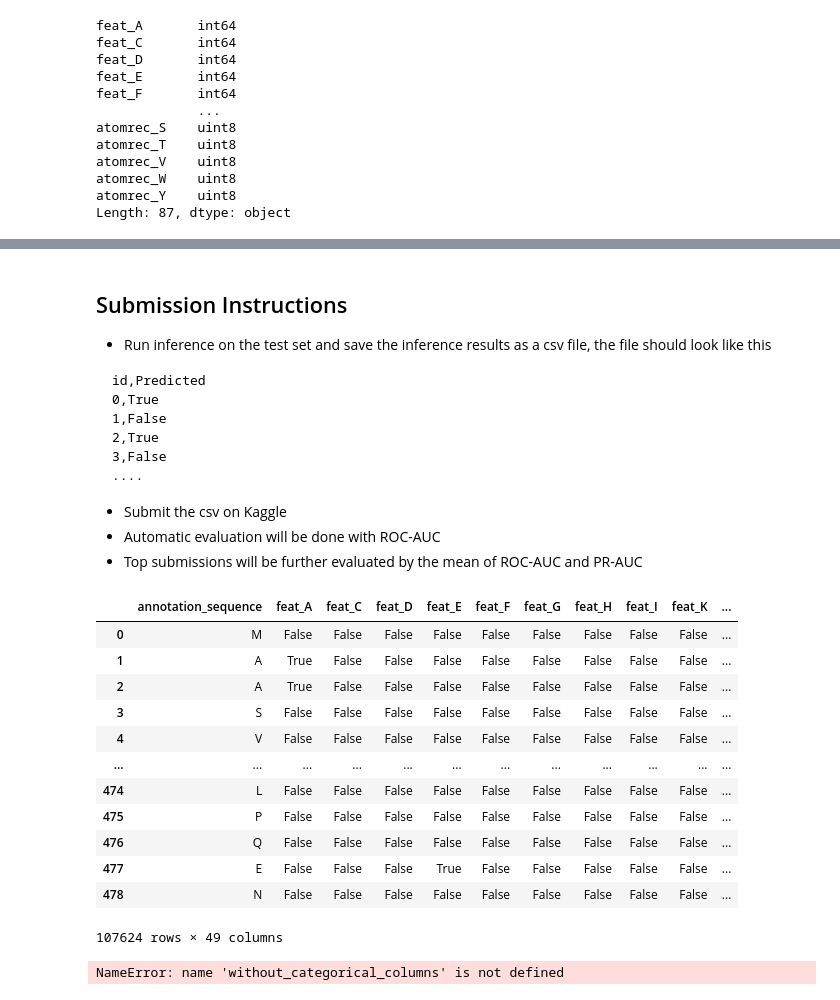
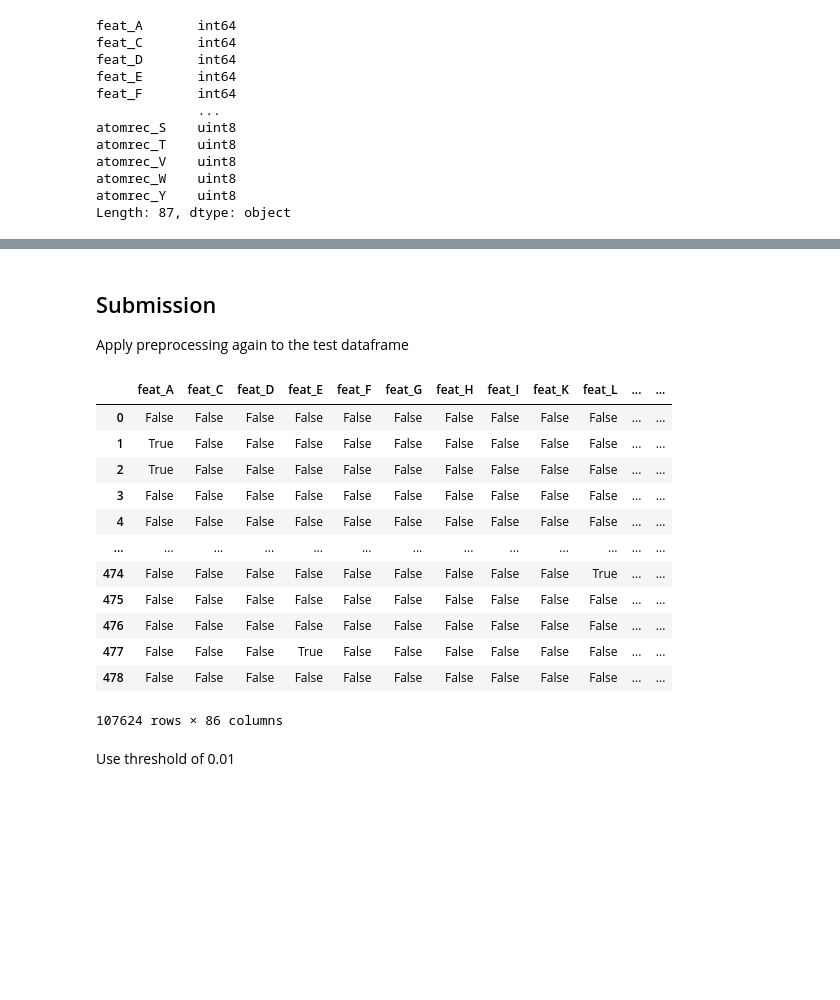
Before and after one commit to Irischoyhuimin/CxC_Hackathon, a Jupyter notebook: Cyclica/Cyclica.ipynb, the cells around one changed output, grey strips where cells are left out. Cells and saved outputs as stored; diff of their text form; code cells hidden in the pictures; blank space fills up the shorter version.

Commit message:
Finalized submission

````diff
--- a/Cyclica/Cyclica.ipynb
+++ b/Cyclica/Cyclica.ipynb
@@ -270,36 +209,26 @@ plt.show
-# %% [markdown]
-## Submission Instructions
-
-- Run inference on the test set and save the inference results as a csv file, the file should look like this
-```
-id,Predicted
-0,True
-1,False
-2,True
-3,False
-....
-```
-- Submit the csv on Kaggle
-- Automatic evaluation will be done with ROC-AUC
-- Top submissions will be further evaluated by the mean of ROC-AUC and PR-AUC
+# %% [markdown]
+## Submission
+
+Apply preprocessing again to the test dataframe
 # %%
 df_test = pd.read_csv("af2_dataset_testset_unlabeled.csv.gz", index_col=0)
+df_test = pd.get_dummies(df_test,columns=["annotation_sequence"], prefix='Sequence')
+df_test = pd.get_dummies(df_test,columns=["annotation_atomrec"], prefix='atomrec')
+df_test.drop(columns=['entry'],inplace=True)
 df_test
 # %% [output]
-|  | annotation_sequence | feat_A | feat_C | feat_D | feat_E | feat_F | feat_G | feat_H | feat_I | feat_K | ... |
-| 0 | M | False | False | False | False | False | False | False | False | False | ... |
-| 1 | A | True | False | False | False | False | False | False | False | False | ... |
-| 2 | A | True | False | False | False | False | False | False | False | False | ... |
-| 3 | S | False | False | False | False | False | False | False | False | False | ... |
-| 4 | V | False | False | False | False | False | False | False | False | False | ... |
-| ... | ... | ... | ... | ... | ... | ... | ... | ... | ... | ... | ... |
-| 474 | L | False | False | False | False | False | False | False | False | False | ... |
-| 475 | P | False | False | False | False | False | False | False | False | False | ... |
-| 476 | Q | False | False | False | False | False | False | False | False | False | ... |
-| 477 | E | False | False | False | True | False | False | False | False | False | ... |
-| 478 | N | False | False | False | False | False | False | False | False | False | ... |
+|  | feat_A | feat_C | feat_D | feat_E | feat_F | feat_G | feat_H | feat_I | feat_K | feat_L | ... | ... |
+| 0 | False | False | False | False | False | False | False | False | False | False | ... | ... |
+| 1 | True | False | False | False | False | False | False | False | False | False | ... | ... |
+| 2 | True | False | False | False | False | False | False | False | False | False | ... | ... |
+| 3 | False | False | False | False | False | False | False | False | False | False | ... | ... |
+| 4 | False | False | False | False | False | False | False | False | False | False | ... | ... |
+| ... | ... | ... | ... | ... | ... | ... | ... | ... | ... | ... | ... | ... |
+| 474 | False | False | False | False | False | False | False | False | False | True | ... | ... |
+| 475 | False | False | False | False | False | False | False | False | False | False | ... | ... |
+| 476 | False | False | False | False | False | False | False | False | False | False | ... | ... |
+| 477 | False | False | False | True | False | False | False | False | False | False | ... | ... |
+| 478 | False | False | False | False | False | False | False | False | False | False | ... | ... |
-107624 rows × 49 columns
+107624 rows × 86 columns
-# %%
-y_test_submission = xgb.predict(df_test[without_categorical_columns])
-# %% [output]
-NameError: name 'without_categorical_columns' is not defined
+# %% [markdown]
+Use threshold of 0.01
````
Also changed, not shown: parts of 19 cells of this notebook.
